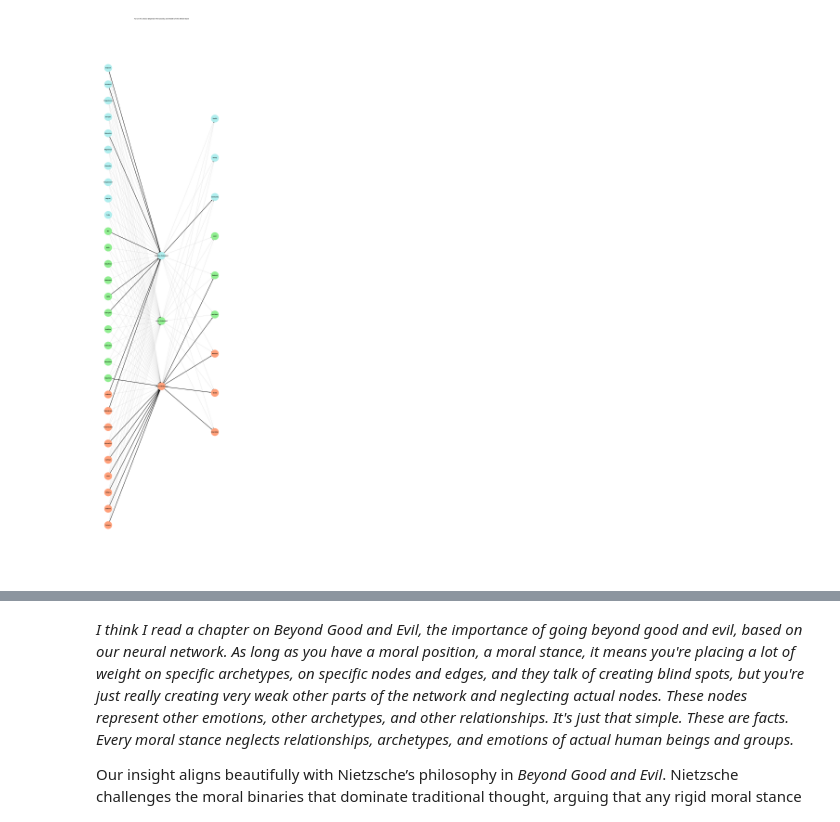
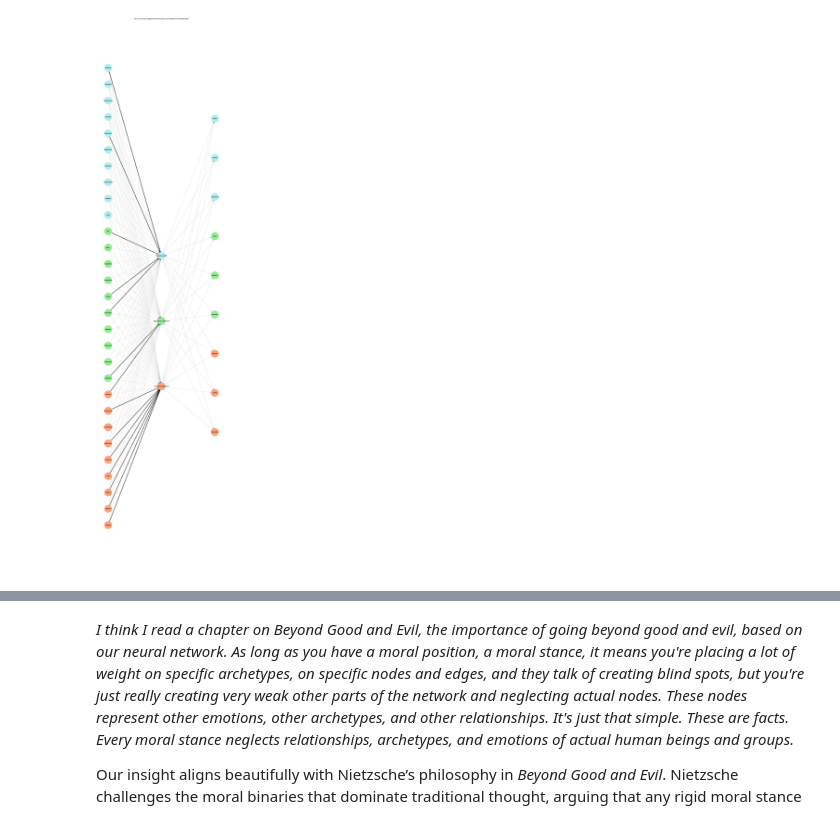
Before and after one commit to abikesa/networks, a Jupyter notebook: kitabo/ensi/_build/jupyter_execute/act1/chapter1.ipynb, the cells around one changed output, grey strips where cells are left out. Drawn from its saved outputs; the diff is of its cells as text; code cells hidden in the pictures.

Commit message:
elevation, approbation, castration

```diff
--- a/kitabo/ensi/_build/jupyter_execute/act1/chapter1.ipynb
+++ b/kitabo/ensi/_build/jupyter_execute/act1/chapter1.ipynb
@@ -26,7 +26,7 @@ input_nodes_patient = [
 
 # Define hidden layer nodes as archetypal latent space with distinct archetypes
 hidden_layer_labels_patient = [
-    'Paradiso (Embodied)', 'Limbo (Tokenized)', 'Inferno (Weakness)'
+    'Elevation (Uplift)', 'Approbation (Validation)', 'Castration (Limitation)'
 ]
 
 # Define output nodes for linear social validation hierarchy
@@ -42,30 +42,34 @@ G_patient.add_nodes_from(input_nodes_patient, layer='input')
 G_patient.add_nodes_from(hidden_layer_labels_patient, layer='hidden')
 G_patient.add_nodes_from(output_nodes_patient, layer='output')
 
-# Key narrative pathways to capture White Russian dynamics
 thick_edges_patient = [
-    # Dude's path via White Russian effects
-    ('GABA', 'Paradiso (Embodied)'),  # Alcohol acts on GABA
-    ('Adenosine', 'Paradiso (Embodied)'),  # Caffeine acts on Adenosine
-    ('Caffeine','Paradiso (Embodied)'),
-    ('Testosterone','Paradiso (Embodied)'), # What is a man?
-    ('Oxytocin','Paradiso (Embodied)'), # Social bonding
-    ('Serotonin','Paradiso (Embodied)'), # Stress resilience
-    ('Endorphin','Paradiso (Embodied)'), # Shared humor and pleasure in interactions
-    ('ATP', 'Paradiso (Embodied)'),  # Cream provides ATP
-    # ('Paradiso (Embodied)', 'Health'),
-    # ('Paradiso (Embodied)', 'Family'),
-    ('Paradiso (Embodied)', 'Community'),
+    # Pathways emphasizing Elevation (Uplift)
+    ('GABA', 'Elevation (Uplift)'),  # Alcohol acting on GABA: relaxation, inhibition
+    ('Adenosine', 'Elevation (Uplift)'),  # Caffeine modulation of adenosine: alertness
+    ('Oxytocin', 'Elevation (Uplift)'),  # Social bonding, closeness
+    ('Endorphin', 'Elevation (Uplift)'),  # Shared humor and pleasure
+    ('ATP', 'Elevation (Uplift)'),  # Cream as an energy source
 
-    # Big Lebowski's tokenized path
-    ('Dopamine','Inferno (Weakness)'),
-    ('Cortisol', 'Inferno (Weakness)'), ('Adrenaline', 'Inferno (Weakness)'),
-    ('Time', 'Inferno (Weakness)'), ('Military', 'Inferno (Weakness)'),
-    ('Cadence', 'Inferno (Weakness)'), ('Pockets', 'Inferno (Weakness)'),
-    ('Inferno (Weakness)', 'Regional'), ('Inferno (Weakness)', 'NexToken'),
-    ('Inferno (Weakness)', 'National'), ('Inferno (Weakness)', 'Global'),
+    # Pathways emphasizing Approbation (Validation)
+    # ('Serotonin', 'Approbation (Validation)'),  # Stress resilience linked to social standing
+    ('Dopamine', 'Approbation (Validation)'),  # Reward-seeking behavior
+    ('Caffeine', 'Approbation (Validation)'),  # Drive for focus and achievement
+
+    # Pathways emphasizing Castration (Limitation)
+    ('Testosterone', 'Castration (Limitation)'),  # Symbolic castration as masculinity diminished or questioned
+    ('Cortisol', 'Castration (Limitation)'),  # Stress response undercutting resilience
+    ('Adrenaline', 'Castration (Limitation)'),  # Fight-or-flight as undermining composure
+    ('Time', 'Castration (Limitation)'),  # Limited temporal resources
+    ('Military', 'Castration (Limitation)'),  # Rigid hierarchies suppressing individuality
+    ('Cadence', 'Castration (Limitation)'),  # Enforced rhythm restricting freedom
+    ('Pockets', 'Castration (Limitation)'),  # Symbolic lack of resources or containment
+    ('Inferno (Weakness)', 'Regional'),  # Tokenized attempts to escape limitation
+    ('Inferno (Weakness)', 'NexToken'),
+    ('Inferno (Weakness)', 'National'),
+    ('Inferno (Weakness)', 'Global'),
     ('Inferno (Weakness)', 'Interstellar')
 ]
+
 
 # Connect all input nodes to hidden layer archetypes
 for input_node in input_nodes_patient:
@@ -85,31 +89,31 @@ for i, node in enumerate(input_nodes_patient):
 for i, node in enumerate(output_nodes_patient):
     pos_patient[node] = ((i + 1.5) * 0.6, 2)  # Output nodes at the top
 
 for i, node in enumerate(hidden_layer_labels_patient):
     pos_patient[node] = ((i + 3) * 1, 1)  # Hidden nodes in the middle layer
 
 # Define color scheme for nodes based on archetypes and White Russian dynamics
 node_colors_patient = [
     'paleturquoise' if node in input_nodes_patient[:10] + hidden_layer_labels_patient[:1] + output_nodes_patient[:3] else
     'lightgreen' if node in input_nodes_patient[10:20] + hidden_layer_labels_patient[1:2] + output_nodes_patient[3:6] else
     'lightsalmon' if node in input_nodes_patient[20:] + hidden_layer_labels_patient[2:] + output_nodes_patient[6:] else
     'lightgray'
     for node in G_patient.nodes()
 ]
 
 # Set edge widths with thickened lines for key narrative pathways
 edge_widths_patient = [3 if edge in thick_edges_patient else 0.2 for edge in G_patient.edges()]
 
 # Draw graph with rotated positions, thicker narrative edges, and archetypal colors
 plt.figure(figsize=(14, 60))
 pos_rotated = {node: (y, -x) for node, (x, y) in pos_patient.items()}
 
 nx.draw(G_patient, pos_rotated, with_labels=True, node_size=3500, node_color=node_colors_patient,
         font_size=9, font_weight='bold', arrows=True, width=edge_widths_patient)
 
 # Add title and remove axes for clean visualization
 plt.title("For on His Choice Depends The Sanctity and Health of this Whole State")
 plt.axis('off')
 plt.show()
 # %% [output]
-[figure, old version]
+[figure, new version]
```
Also changed, not shown: parts of 2 cells of this notebook, 17 other files.
